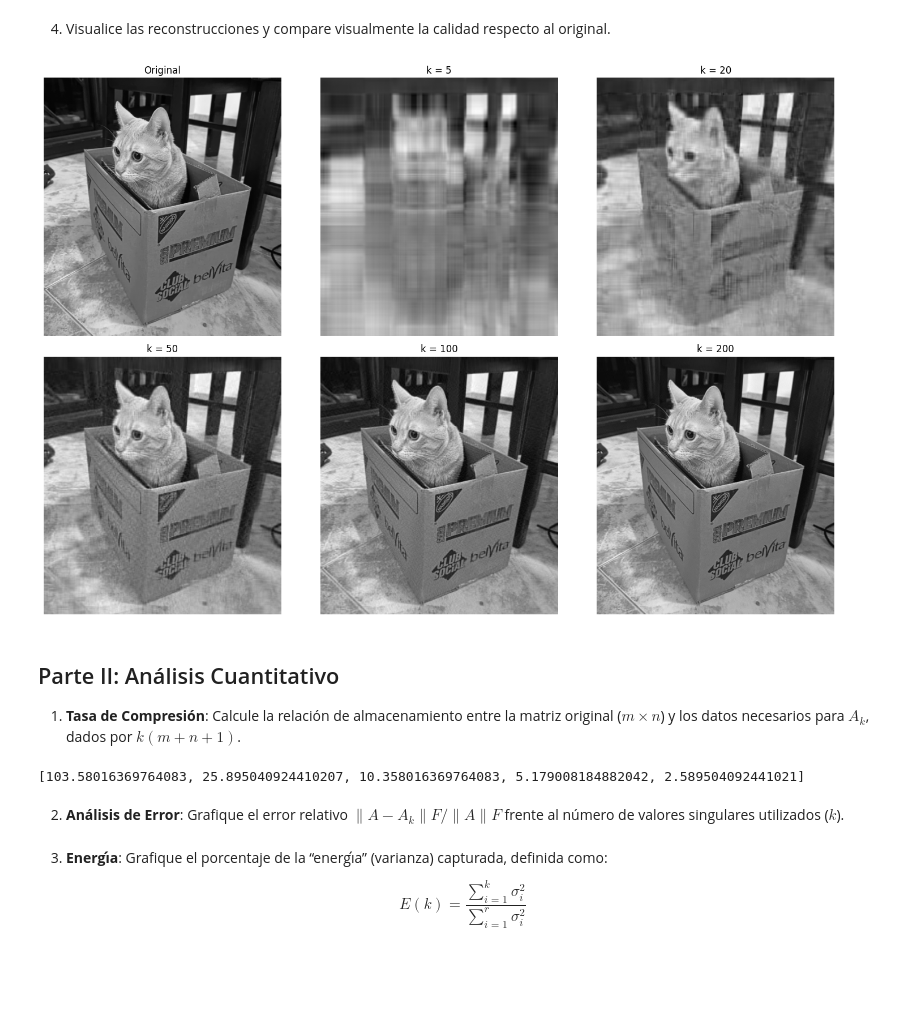
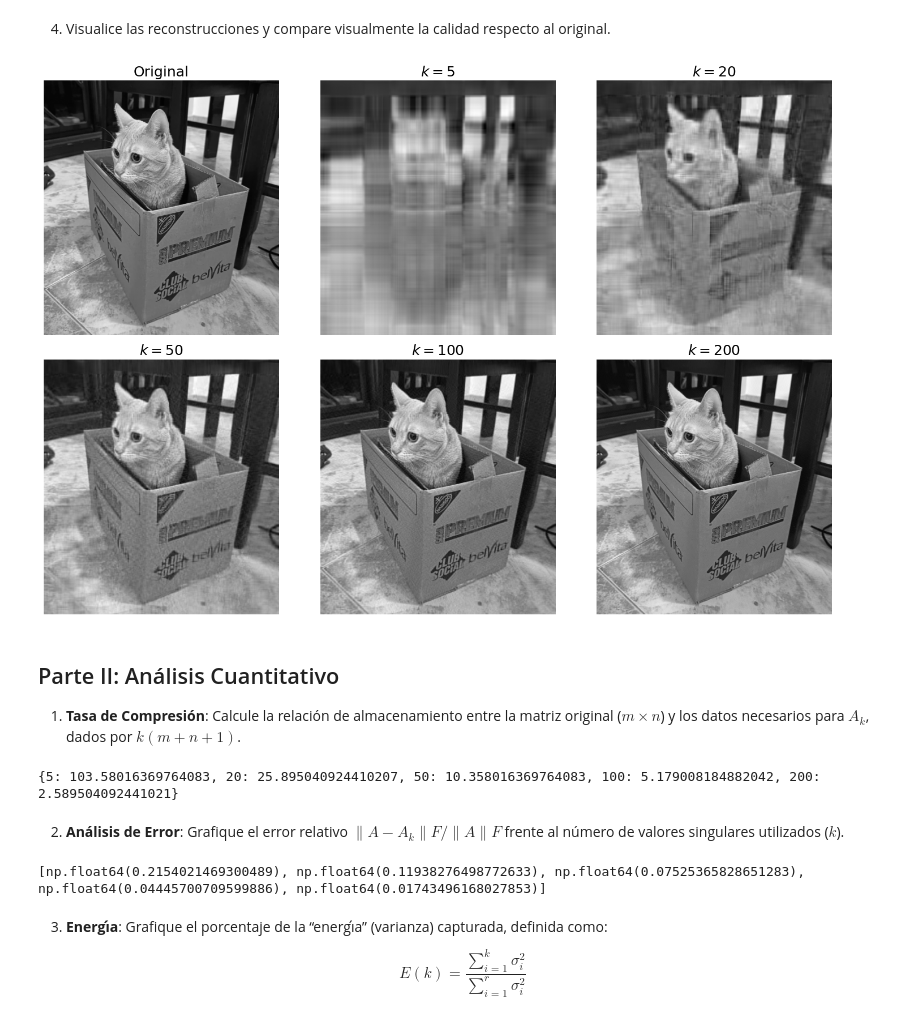
Before and after one commit to amandamdzah/Compresi-n-de-img-con-SVD, a Jupyter notebook: img/mobyDick.ipynb, the cells around one changed output. Drawn from its saved outputs; the diff is of its cells as text; code cells hidden in the pictures; blank space fills up the shorter version.

Commit message:
Analisis de error, falta gráfica

```diff
--- a/img/mobyDick.ipynb
+++ b/img/mobyDick.ipynb
@@ -45,41 +45,53 @@ for k in k_vals:
 # %%
 fig, axes = plt.subplots(2, 3, figsize=(15, 10))
 
 ax_f = axes.flatten()
 
 ax_f[0].imshow(img_mat, cmap='gray')
-ax_f[0].set_title("Original")
+ax_f[0].set_title("Original", fontsize=18)
 ax_f[0].axis('off')
 
 for i, k in enumerate(k_vals):
     A_k = a_k_mats[i]
 
     ax_f[i+1].imshow(A_k, cmap='gray')
-    ax_f[i+1].set_title(f"k = {k}")
+    ax_f[i+1].set_title(f"$k = {k}$", fontsize=18)
     ax_f[i+1].axis('off')
 
 plt.tight_layout()
+fig.savefig("comp.pdf", bbox_inches='tight')
 plt.show()
 # %% [output]
-[figure, old version]
+[figure, new version]
 # %% [markdown]
 ## Parte II: Análisis Cuantitativo
 1. **Tasa de Compresión**: Calcule la relación de almacenamiento entre la matriz original ($m\times n$) y los datos necesarios para $A_k$, dados por $k(m + n + 1)$.
 # %%
-tasas_compresion = []
+tasas_compresion = {}
 for k in k_vals:
     tasa = (ancho * alto) / (k * (ancho + alto + 1))
-    tasas_compresion.append(tasa)
+    tasas_compresion[k] = tasa
 
 print(tasas_compresion)
 # %% [output]
-[103.58016369764083, 25.895040924410207, 10.358016369764083, 5.179008184882042, 2.589504092441021]
+{5: 103.58016369764083, 20: 25.895040924410207, 50: 10.358016369764083, 100: 5.179008184882042, 200: 2.589504092441021}
 # %% [markdown]
 2. **Análisis de Error**: Grafique el error relativo $\|A − A_k \|F / \|A\|F$ frente al número de valores
 singulares utilizados ($k$).
 # %%
-def analisis_error():
-    pass
+s_cuadrado = s ** 2
+
+a_frob = np.sqrt(np.sum(s_cuadrado))
+
+e_rel = []
+
+for k in k_vals:
+    e_abs = np.sqrt(np.sum(s_cuadrado[k:]))
+    e_rel.append(e_abs / a_frob)
+
+print(e_rel)
+# %% [output]
+[np.float64(0.2154021469300489), np.float64(0.11938276498772633), np.float64(0.07525365828651283), np.float64(0.04445700709599886), np.float64(0.01743496168027853)]
 # %% [markdown]
 3. **Energı́a**: Grafique el porcentaje de la “energı́a” (varianza) capturada, definida como:
 
```
Also changed, not shown: 3 other files.
